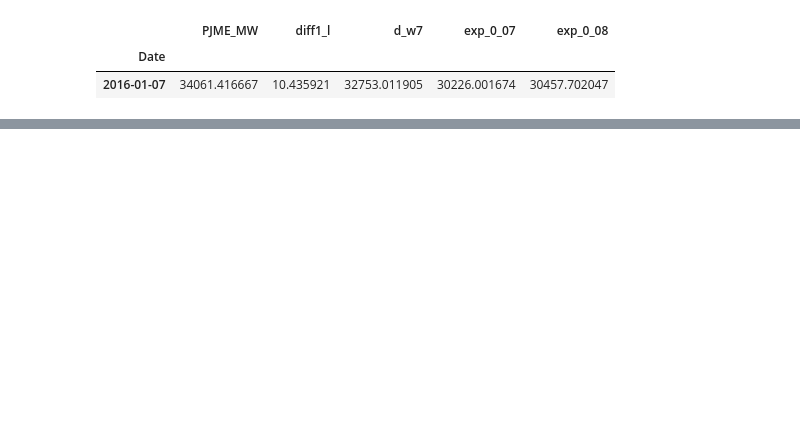
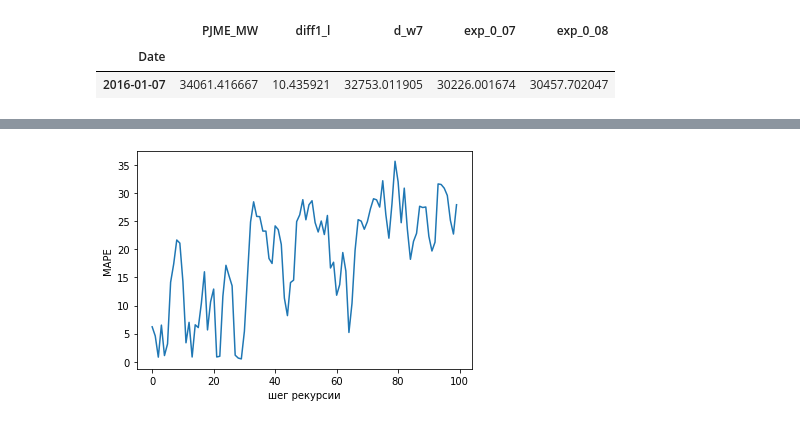
Before and after one commit to VitalyGladyshev/BML, a Jupyter notebook: ДЗ_04_ГладышевВВ.ipynb, the cells around one changed output, grey strips where cells are left out. Cells and saved outputs as stored; diff of their text form; code cells hidden in the pictures; blank space fills up the shorter version.

```diff
--- a/ДЗ_04_ГладышевВВ.ipynb
+++ b/ДЗ_04_ГладышевВВ.ipynb
@@ -357,0 +521,8 @@ for i in range(p,N10+p):
+# %%
+plt.plot(err )
+plt.xlabel('шег рекурсии')
+plt.ylabel('MAPE')
+# plt.title('корреляция цели и предсказаний с лагом просмотра')
+plt.show()
+# %% [output]
+[figure, added]
```
Also changed, not shown: parts of 47 cells of this notebook.
